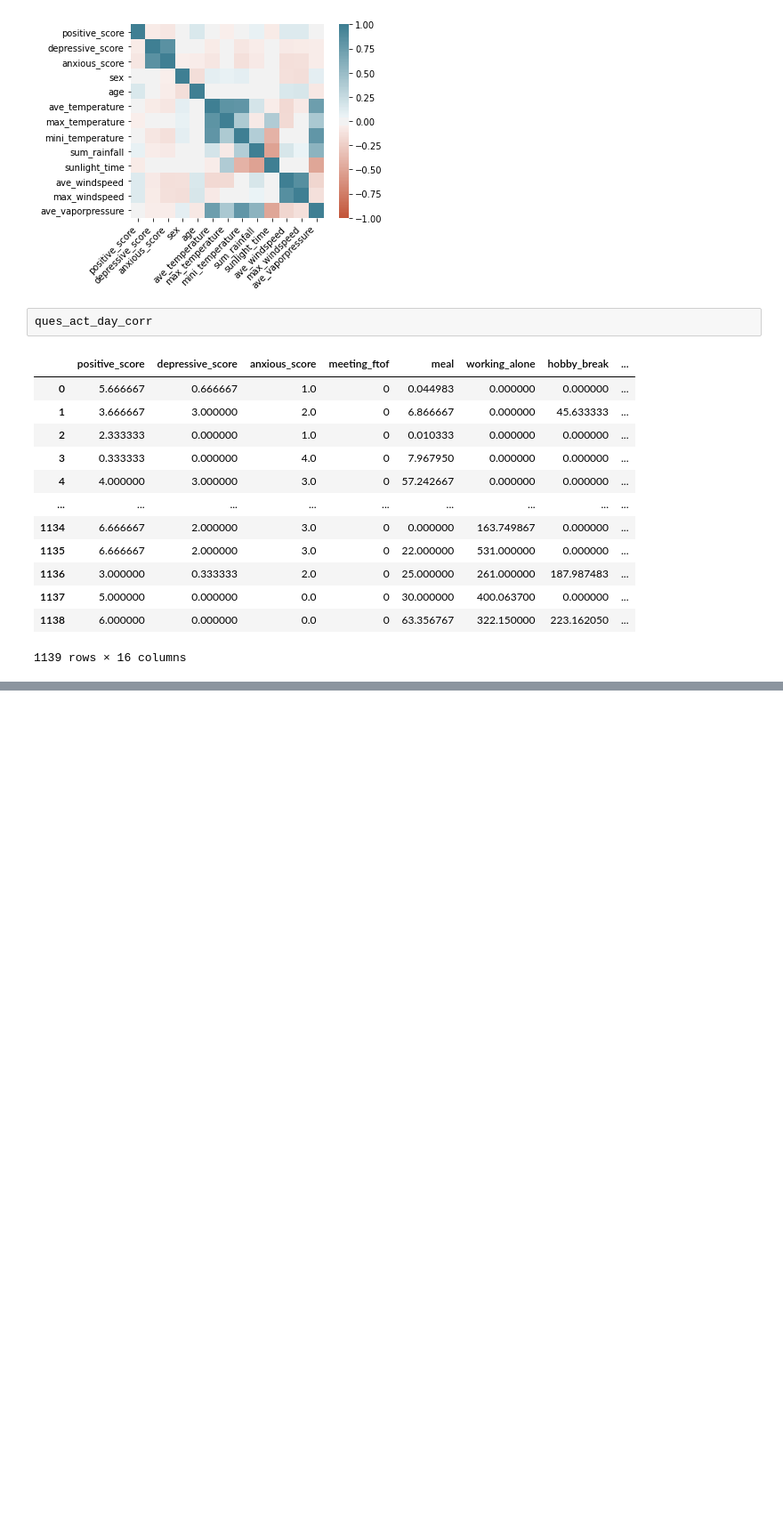
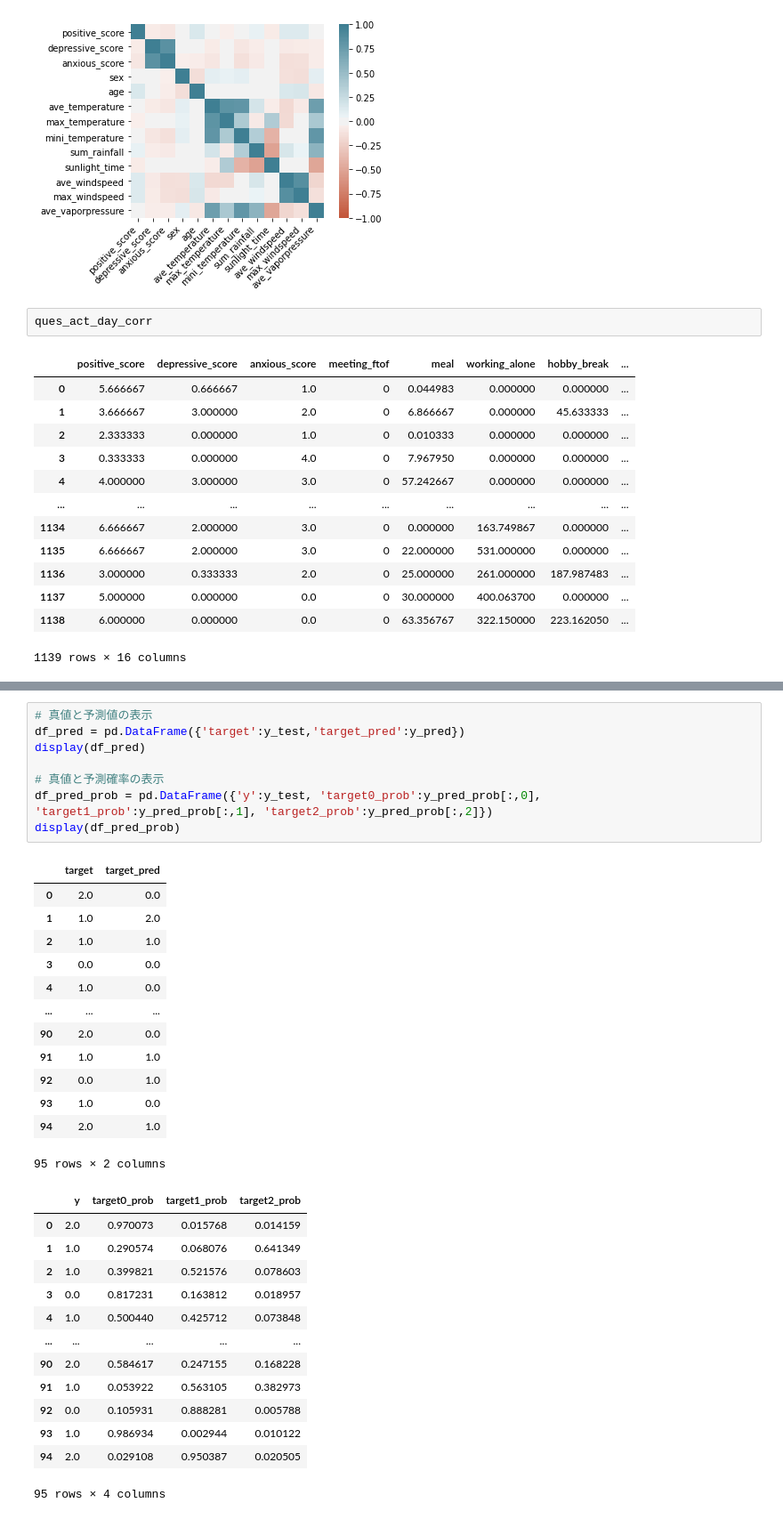
Before and after one commit to yusukennn/research_mental_prediction, a Jupyter notebook: code/analyse/Untitled.ipynb, the cells around one changed output, grey strips where cells are left out. Shown at 89% size. Saved outputs shown, nothing was run; the diff lists cells and outputs as text; blank space fills up the shorter version.

```diff
--- a/code/analyse/Untitled.ipynb
+++ b/code/analyse/Untitled.ipynb
@@ -184,0 +316,35 @@ ques_act_day_corr[ques_act_day_corr['positive_score']>=5]
+# %%
+# 真値と予測値の表示
+df_pred = pd.DataFrame({'target':y_test,'target_pred':y_pred})
+display(df_pred)
+
+# 真値と予測確率の表示
+df_pred_prob = pd.DataFrame({'y':y_test, 'target0_prob':y_pred_prob[:,0], 'target1_prob':y_pred_prob[:,1], 'target2_prob':y_pred_prob[:,2]})
+display(df_pred_prob)
+# %% [output]
+|  | target | target_pred |
+| 0 | 2.0 | 0.0 |
+| 1 | 1.0 | 2.0 |
+| 2 | 1.0 | 1.0 |
+| 3 | 0.0 | 0.0 |
+| 4 | 1.0 | 0.0 |
+| ... | ... | ... |
+| 90 | 2.0 | 0.0 |
+| 91 | 1.0 | 1.0 |
+| 92 | 0.0 | 1.0 |
+| 93 | 1.0 | 0.0 |
+| 94 | 2.0 | 1.0 |
+95 rows × 2 columns
+|  | y | target0_prob | target1_prob | target2_prob |
+| 0 | 2.0 | 0.970073 | 0.015768 | 0.014159 |
+| 1 | 1.0 | 0.290574 | 0.068076 | 0.641349 |
+| 2 | 1.0 | 0.399821 | 0.521576 | 0.078603 |
+| 3 | 0.0 | 0.817231 | 0.163812 | 0.018957 |
+| 4 | 1.0 | 0.500440 | 0.425712 | 0.073848 |
+| ... | ... | ... | ... | ... |
+| 90 | 2.0 | 0.584617 | 0.247155 | 0.168228 |
+| 91 | 1.0 | 0.053922 | 0.563105 | 0.382973 |
+| 92 | 0.0 | 0.105931 | 0.888281 | 0.005788 |
+| 93 | 1.0 | 0.986934 | 0.002944 | 0.010122 |
+| 94 | 2.0 | 0.029108 | 0.950387 | 0.020505 |
+95 rows × 4 columns
```
Also changed, not shown: parts of 18 cells of this notebook, 1 other file.
